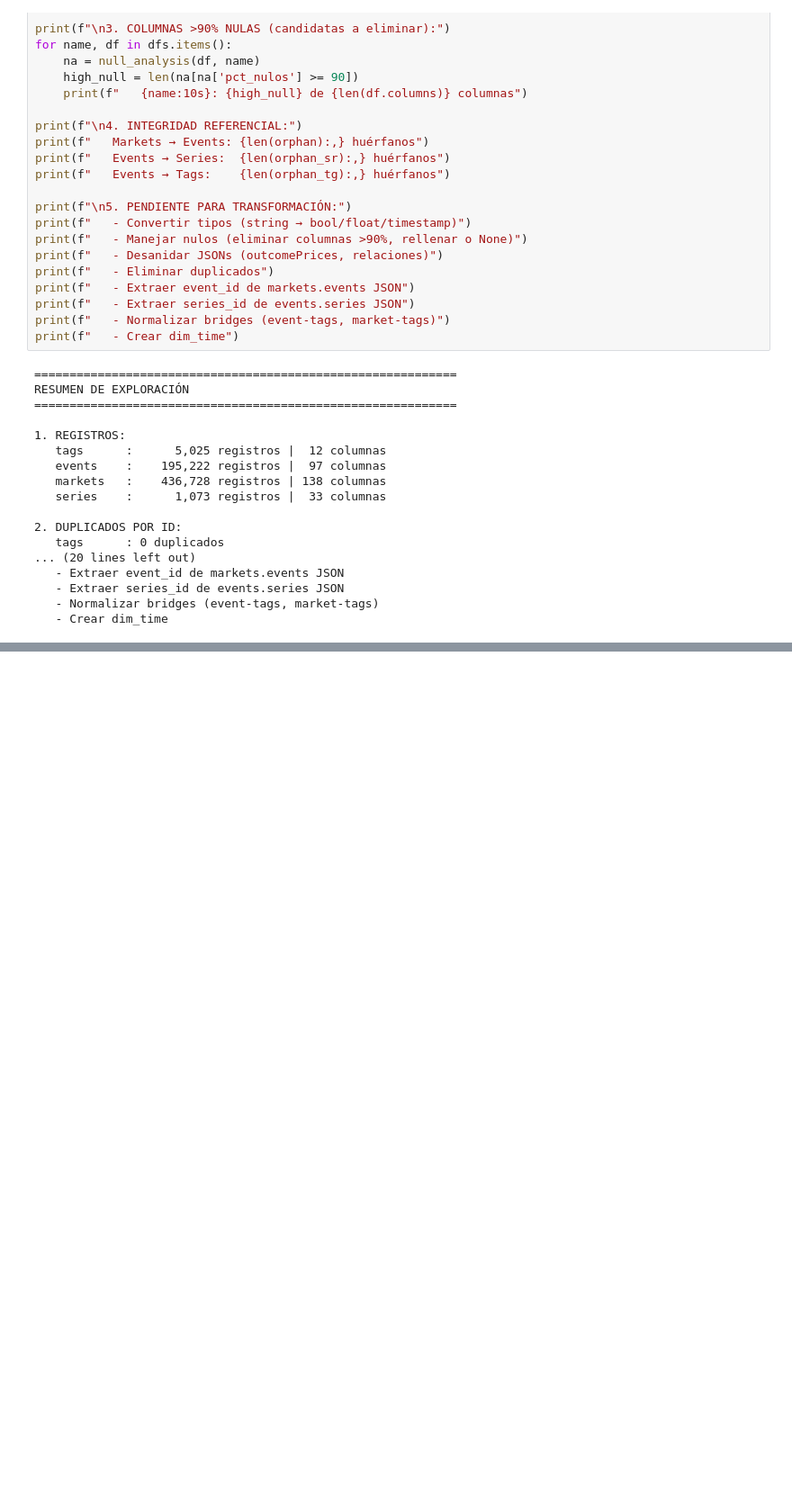
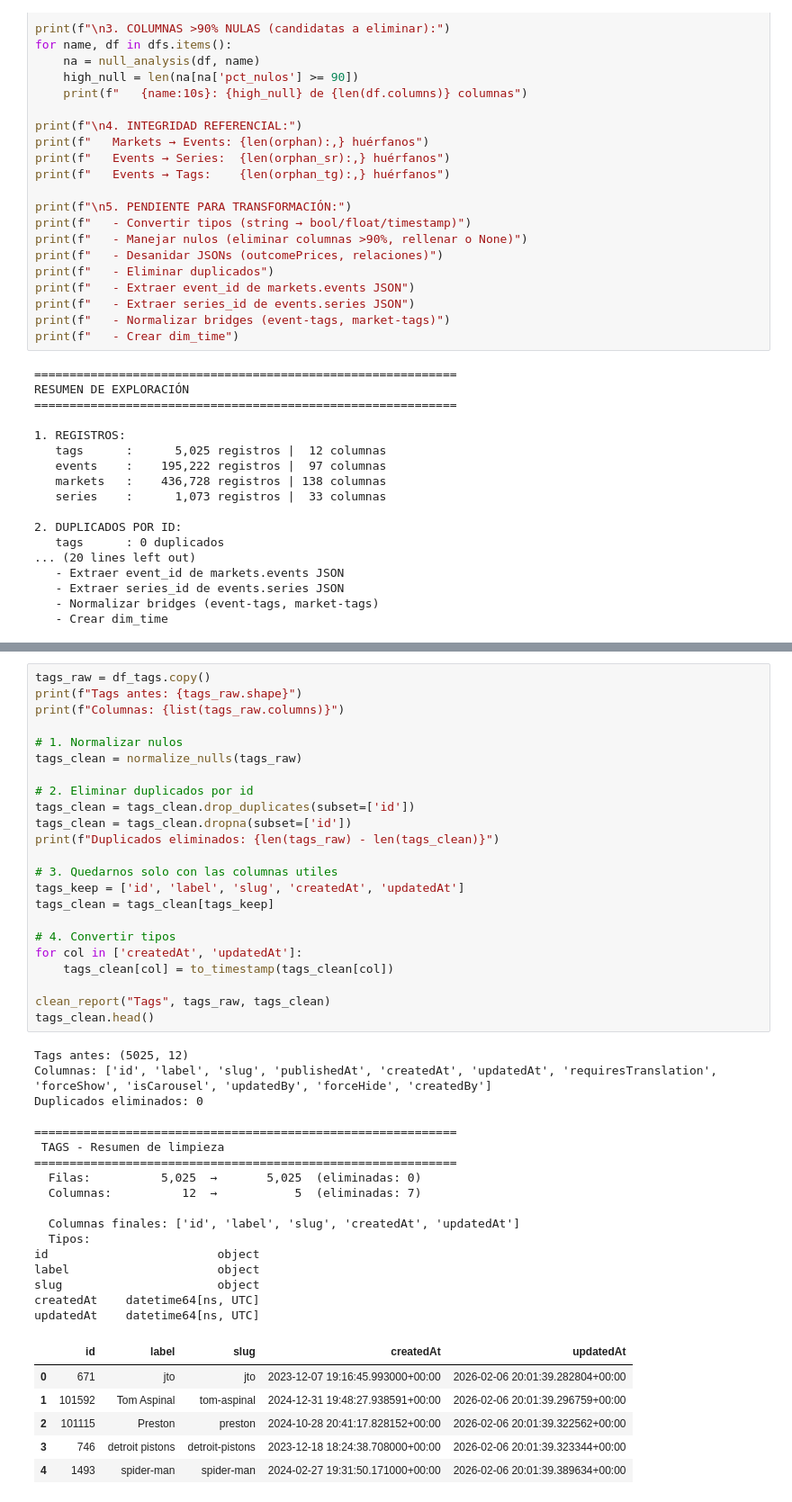
Before and after one commit to PolBallarin/ra2_polballarin, a Jupyter notebook: polymarket_etl.ipynb, the cells around one changed output, grey strips where cells are left out. Shown at 90% size. Cells and saved outputs as stored; diff of their text form; blank space fills up the shorter version.

```diff
--- a/polymarket_etl.ipynb
+++ b/polymarket_etl.ipynb
@@ -1171,0 +1239,47 @@ RESUMEN DE EXPLORACIÓN
+# %%
+tags_raw = df_tags.copy()
+print(f"Tags antes: {tags_raw.shape}")
+print(f"Columnas: {list(tags_raw.columns)}")
+
+# 1. Normalizar nulos
+tags_clean = normalize_nulls(tags_raw)
+
+# 2. Eliminar duplicados por id
+tags_clean = tags_clean.drop_duplicates(subset=['id'])
+tags_clean = tags_clean.dropna(subset=['id'])
+print(f"Duplicados eliminados: {len(tags_raw) - len(tags_clean)}")
+
+# 3. Quedarnos solo con las columnas utiles
+tags_keep = ['id', 'label', 'slug', 'createdAt', 'updatedAt']
+tags_clean = tags_clean[tags_keep]
+
+# 4. Convertir tipos
+for col in ['createdAt', 'updatedAt']:
+    tags_clean[col] = to_timestamp(tags_clean[col])
+
+clean_report("Tags", tags_raw, tags_clean)
+tags_clean.head()
+# %% [output]
+Tags antes: (5025, 12)
+Columnas: ['id', 'label', 'slug', 'publishedAt', 'createdAt', 'updatedAt', 'requiresTranslation', 'forceShow', 'isCarousel', 'updatedBy', 'forceHide', 'createdBy']
+Duplicados eliminados: 0
+
+============================================================
+ TAGS - Resumen de limpieza
+============================================================
+  Filas:          5,025  →       5,025  (eliminadas: 0)
+  Columnas:          12  →           5  (eliminadas: 7)
+
+  Columnas finales: ['id', 'label', 'slug', 'createdAt', 'updatedAt']
+  Tipos:
+id                        object
+label                     object
+slug                      object
+createdAt    datetime64[ns, UTC]
+updatedAt    datetime64[ns, UTC]
+|  | id | label | slug | createdAt | updatedAt |
+| 0 | 671 | jto | jto | 2023-12-07 19:16:45.993000+00:00 | 2026-02-06 20:01:39.282804+00:00 |
+| 1 | 101592 | Tom Aspinal | tom-aspinal | 2024-12-31 19:48:27.938591+00:00 | 2026-02-06 20:01:39.296759+00:00 |
+| 2 | 101115 | Preston | preston | 2024-10-28 20:41:17.828152+00:00 | 2026-02-06 20:01:39.322562+00:00 |
+| 3 | 746 | detroit pistons | detroit-pistons | 2023-12-18 18:24:38.708000+00:00 | 2026-02-06 20:01:39.323344+00:00 |
+| 4 | 1493 | spider-man | spider-man | 2024-02-27 19:31:50.171000+00:00 | 2026-02-06 20:01:39.389634+00:00 |
```
Also changed, not shown: parts of 30 cells of this notebook.
